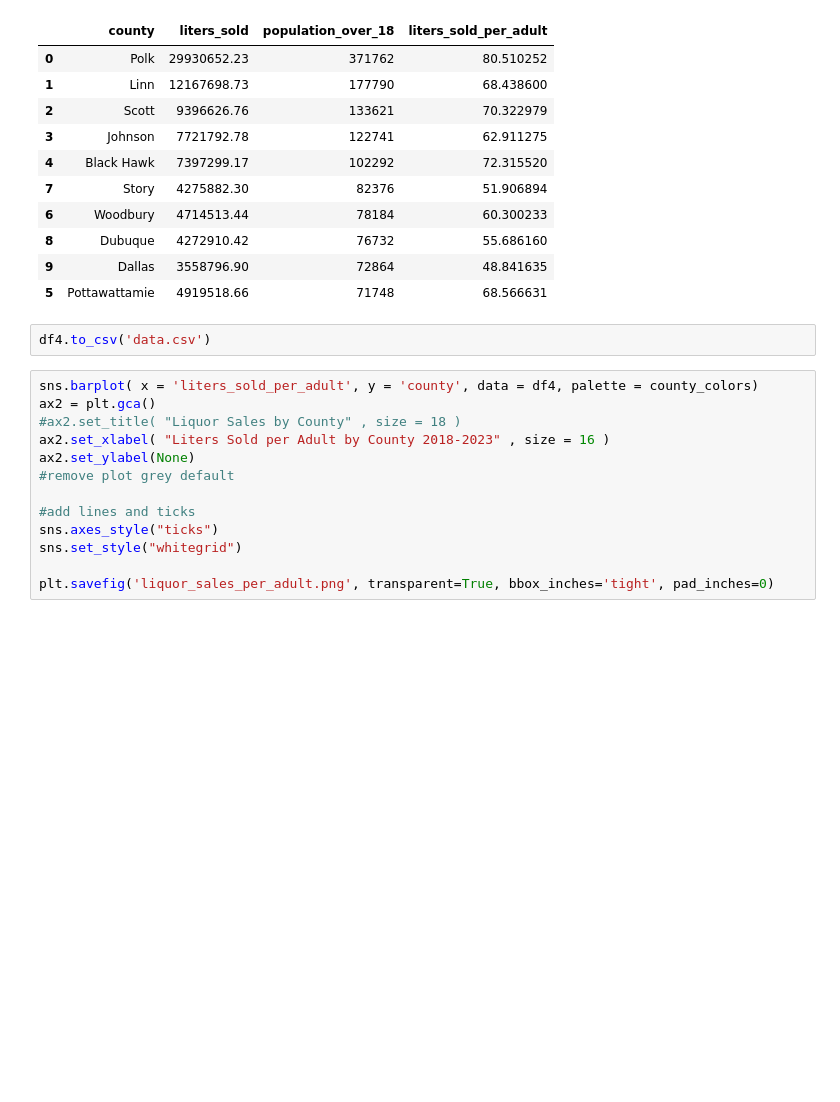
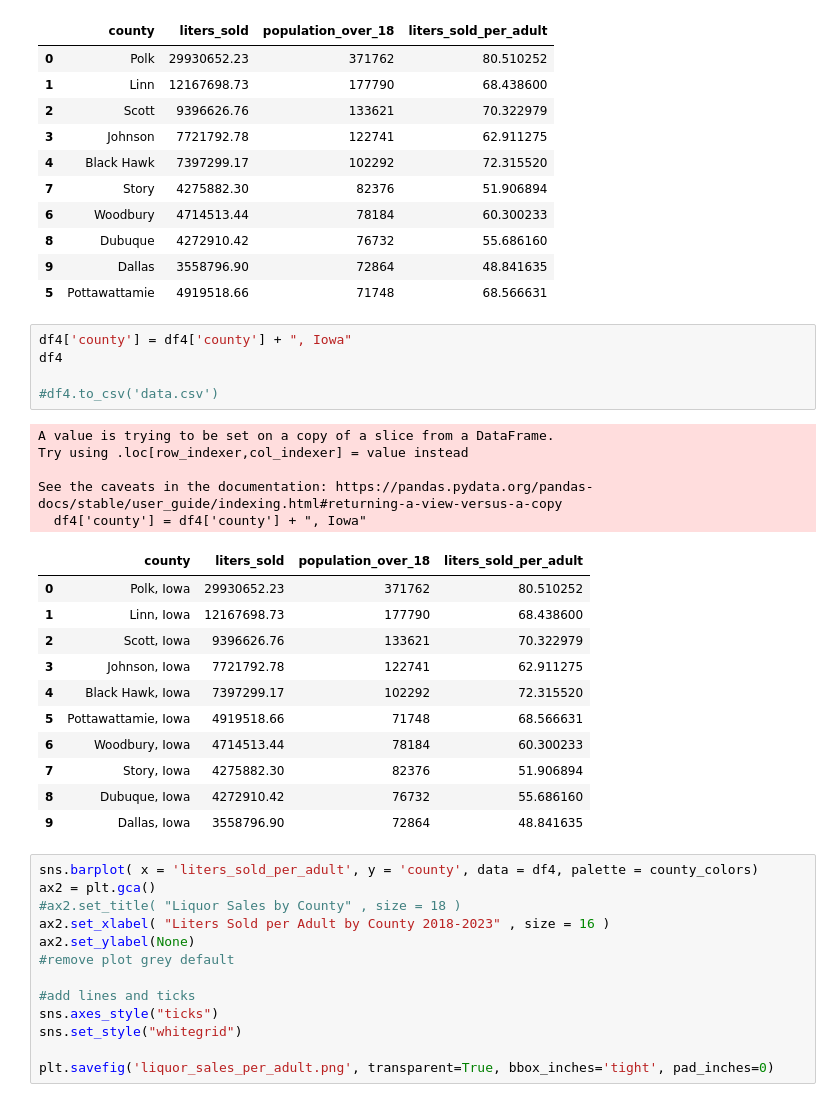
Before and after one commit to amoutafian/iowa_liquor_project, a Jupyter notebook: iowa_liquor_2024.ipynb, the cells around one changed output. Saved outputs shown, nothing was run; the diff lists cells and outputs as text; blank space fills up the shorter version.

```diff
--- a/iowa_liquor_2024.ipynb
+++ b/iowa_liquor_2024.ipynb
@@ -235,7 +235,27 @@ df4.sort_values(by= ['population_over_18'], ascending = False)
 | 9 | Dallas | 3558796.90 | 72864 | 48.841635 |
 | 5 | Pottawattamie | 4919518.66 | 71748 | 68.566631 |
 # %%
-df4.to_csv('data.csv')
+df4['county'] = df4['county'] + ", Iowa"
+df4
+
+#df4.to_csv('data.csv')
+# %% [output]
+A value is trying to be set on a copy of a slice from a DataFrame.
+Try using .loc[row_indexer,col_indexer] = value instead
+
+See the caveats in the documentation: https://pandas.pydata.org/pandas-docs/stable/user_guide/indexing.html#returning-a-view-versus-a-copy
+  df4['county'] = df4['county'] + ", Iowa"
+|  | county | liters_sold | population_over_18 | liters_sold_per_adult |
+| 0 | Polk, Iowa | 29930652.23 | 371762 | 80.510252 |
+| 1 | Linn, Iowa | 12167698.73 | 177790 | 68.438600 |
+| 2 | Scott, Iowa | 9396626.76 | 133621 | 70.322979 |
+| 3 | Johnson, Iowa | 7721792.78 | 122741 | 62.911275 |
+| 4 | Black Hawk, Iowa | 7397299.17 | 102292 | 72.315520 |
+| 5 | Pottawattamie, Iowa | 4919518.66 | 71748 | 68.566631 |
+| 6 | Woodbury, Iowa | 4714513.44 | 78184 | 60.300233 |
+| 7 | Story, Iowa | 4275882.30 | 82376 | 51.906894 |
+| 8 | Dubuque, Iowa | 4272910.42 | 76732 | 55.686160 |
+| 9 | Dallas, Iowa | 3558796.90 | 72864 | 48.841635 |
 # %%
 sns.barplot( x = 'liters_sold_per_adult', y = 'county', data = df4, palette = county_colors)
 ax2 = plt.gca()
```
Also changed, not shown: parts of 1 cell of this notebook.
